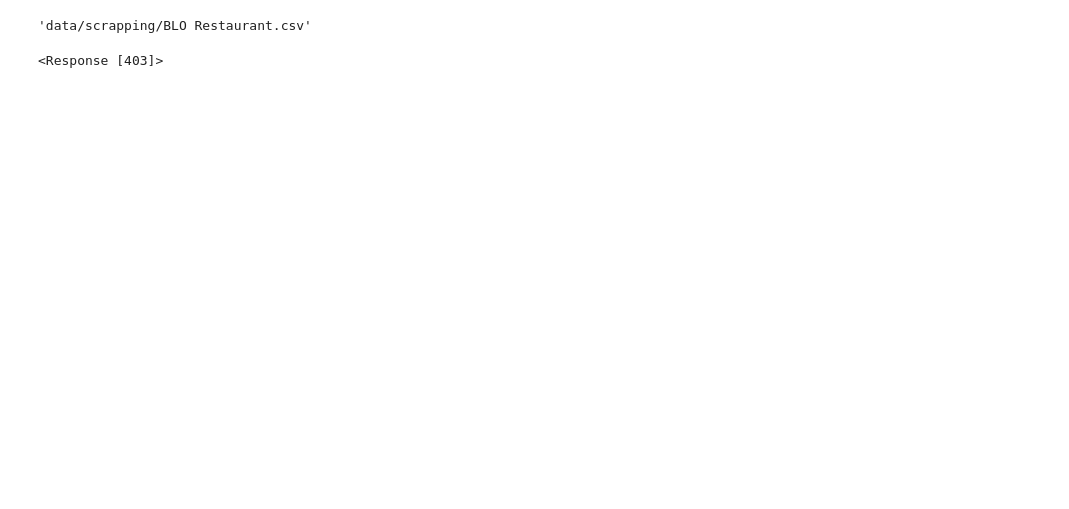
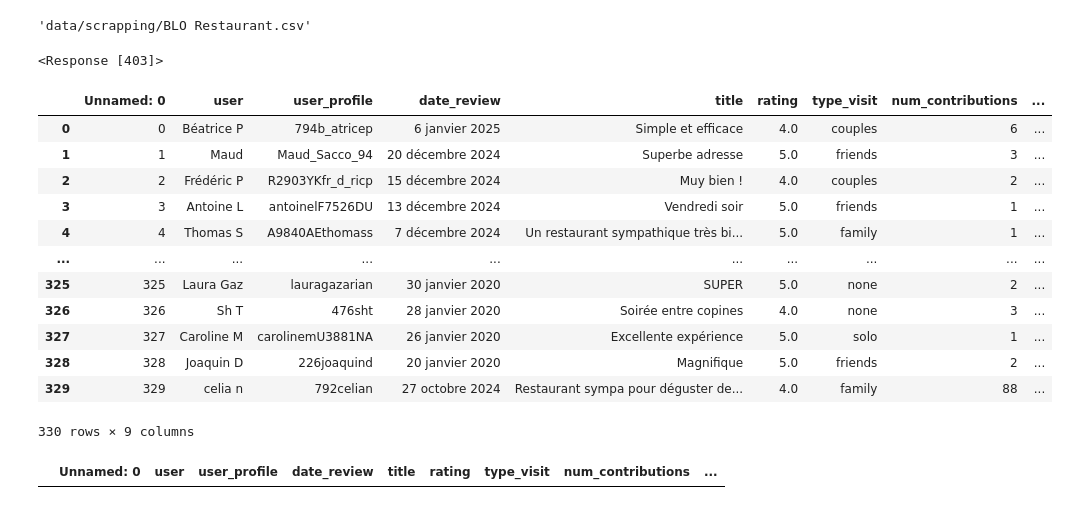
Before and after one commit to hugocollin/nlp_text_mining, a Jupyter notebook: test_scrapping.ipynb, the cells around one changed output. Cells and saved outputs as stored; diff of their text form; code cells hidden in the pictures; blank space fills up the shorter version.

Commit message:
more data scrapped

```diff
--- a/test_scrapping.ipynb
+++ b/test_scrapping.ipynb
@@ -83,3 +94,25 @@ response = requests.get(url)
 response
 # %% [output]
 <Response [403]>
+# %%
+df_test = pd.read_csv("data/scrapping/Empanadas Club_reviews.csv")
+# %%
+df_test
+# %% [output]
+|  | Unnamed: 0 | user | user_profile | date_review | title | rating | type_visit | num_contributions | ... |
+| 0 | 0 | Béatrice P | 794b_atricep | 6 janvier 2025 | Simple et efficace | 4.0 | couples | 6 | ... |
+| 1 | 1 | Maud | Maud_Sacco_94 | 20 décembre 2024 | Superbe adresse | 5.0 | friends | 3 | ... |
+| 2 | 2 | Frédéric P | R2903YKfr_d_ricp | 15 décembre 2024 | Muy bien ! | 4.0 | couples | 2 | ... |
+| 3 | 3 | Antoine L | antoinelF7526DU | 13 décembre 2024 | Vendredi soir | 5.0 | friends | 1 | ... |
+| 4 | 4 | Thomas S | A9840AEthomass | 7 décembre 2024 | Un restaurant sympathique très bi... | 5.0 | family | 1 | ... |
+| ... | ... | ... | ... | ... | ... | ... | ... | ... | ... |
+| 325 | 325 | Laura Gaz | lauragazarian | 30 janvier 2020 | SUPER | 5.0 | none | 2 | ... |
+| 326 | 326 | Sh T | 476sht | 28 janvier 2020 | Soirée entre copines | 4.0 | none | 3 | ... |
+| 327 | 327 | Caroline M | carolinemU3881NA | 26 janvier 2020 | Excellente expérience | 5.0 | solo | 1 | ... |
+| 328 | 328 | Joaquin D | 226joaquind | 20 janvier 2020 | Magnifique | 5.0 | friends | 2 | ... |
+| 329 | 329 | celia n | 792celian | 27 octobre 2024 | Restaurant sympa pour déguster de... | 4.0 | family | 88 | ... |
+330 rows × 9 columns
+# %%
+df_test[df_test["user"]=="Angélina Vigo-Diaz"]
+# %% [output]
+|  | Unnamed: 0 | user | user_profile | date_review | title | rating | type_visit | num_contributions | ... |
```
Also changed, not shown: parts of 7 cells of this notebook, 15 other files.
